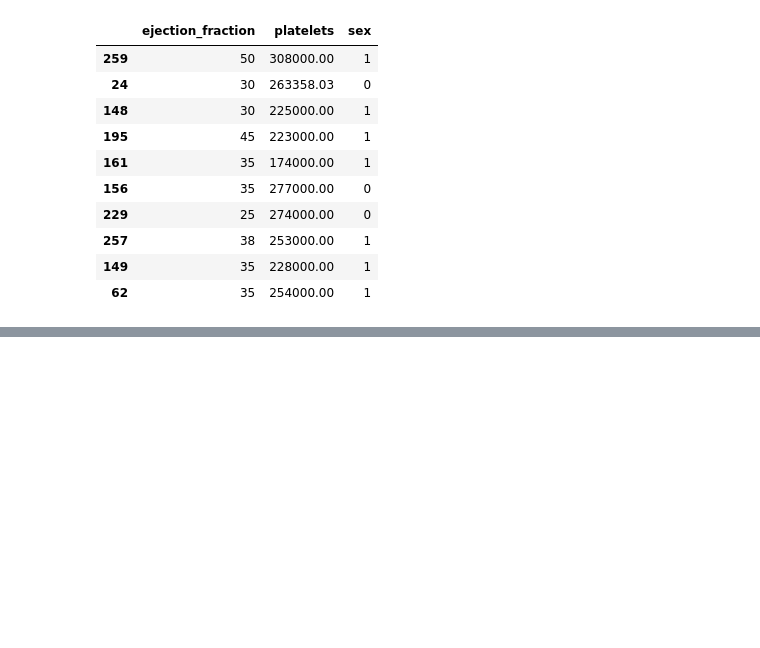
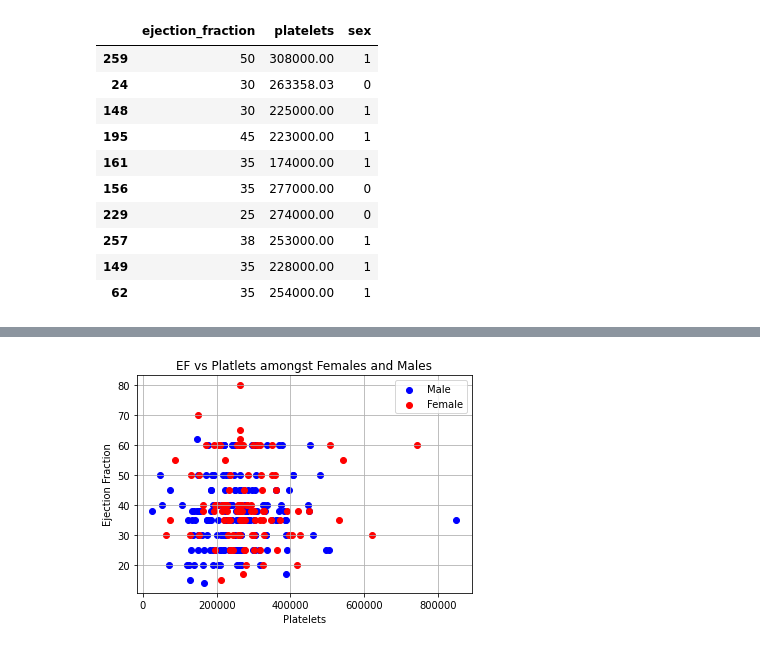
Before and after one commit to salgo60/Pandas_DSHI, a Jupyter notebook: DSHI_Lab3and4_Michel_Laji.ipynb, the cells around one changed output, grey strips where cells are left out. Saved outputs shown, nothing was run; the diff lists cells and outputs as text; code cells hidden in the pictures; blank space fills up the shorter version.

```diff
--- a/DSHI_Lab3and4_Michel_Laji.ipynb
+++ b/DSHI_Lab3and4_Michel_Laji.ipynb
@@ -129,4 +129,4 @@ df_Kajsa_testdata.sample(10)
 | 149 | 35 | 228000.00 | 1 |
 | 62 | 35 | 254000.00 | 1 |
 # %%
-df_Kajsa_testdata["sex"] = df_Kajsa_testdata["sex"].replace({"Male": 1, "Female": 0})
+#df_Kajsa_testdata["sex"] = df_Kajsa_testdata["sex"].replace({"Male": 1, "Female": 0})
@@ -133,7 +148,7 @@ df_Kajsa_testdata["sex"] = df_Kajsa_testdata["sex"].replace({"Male": 1, "Female"
 # %%
 def visualize_dataset_with_target_class(X, y, title=""):
-    plt.scatter(x=df_blobs.loc[df_blobs.sex == 1, "platelets"], y=df_blobs.loc[df_blobs.sex == 1, "ejection_fraction"], c="blue", label="Male")
-    plt.scatter(x=df_blobs.loc[df_blobs.sex == 0, "platelets"], y=df_blobs.loc[df_blobs.sex == 0, "ejection_fraction"], c="red", label="Female")
+    plt.scatter(x=df_Kajsa_testdata.loc[X == 1, "platelets"], y=df_Kajsa_testdata.loc[X == 1, "ejection_fraction"], c="blue", label="Male")
+    plt.scatter(x=df_Kajsa_testdata.loc[X == 0, "platelets"], y=df_Kajsa_testdata.loc[X == 0, "ejection_fraction"], c="red", label="Female")
     plt.xlabel("Platelets")
     plt.ylabel("Ejection Fraction")
     plt.title(title)
@@ -143,5 +161,7 @@ def visualize_dataset_with_target_class(X, y, title=""):
 # %%
-visualize_dataset_with_target_class(data_blobs_X, data_blobs_y, title="EF vs Platlets amongst Females and Males")
+visualize_dataset_with_target_class(df_Kajsa_testdata["sex"], df_Kajsa_testdata["platelets"], title="EF vs Platlets amongst Females and Males")
+# %% [output]
+[figure, added]
 # %%
 df_blobs.isnull().sum()
 # %%
```
Also changed, not shown: parts of 2 cells of this notebook, 1 other file.
